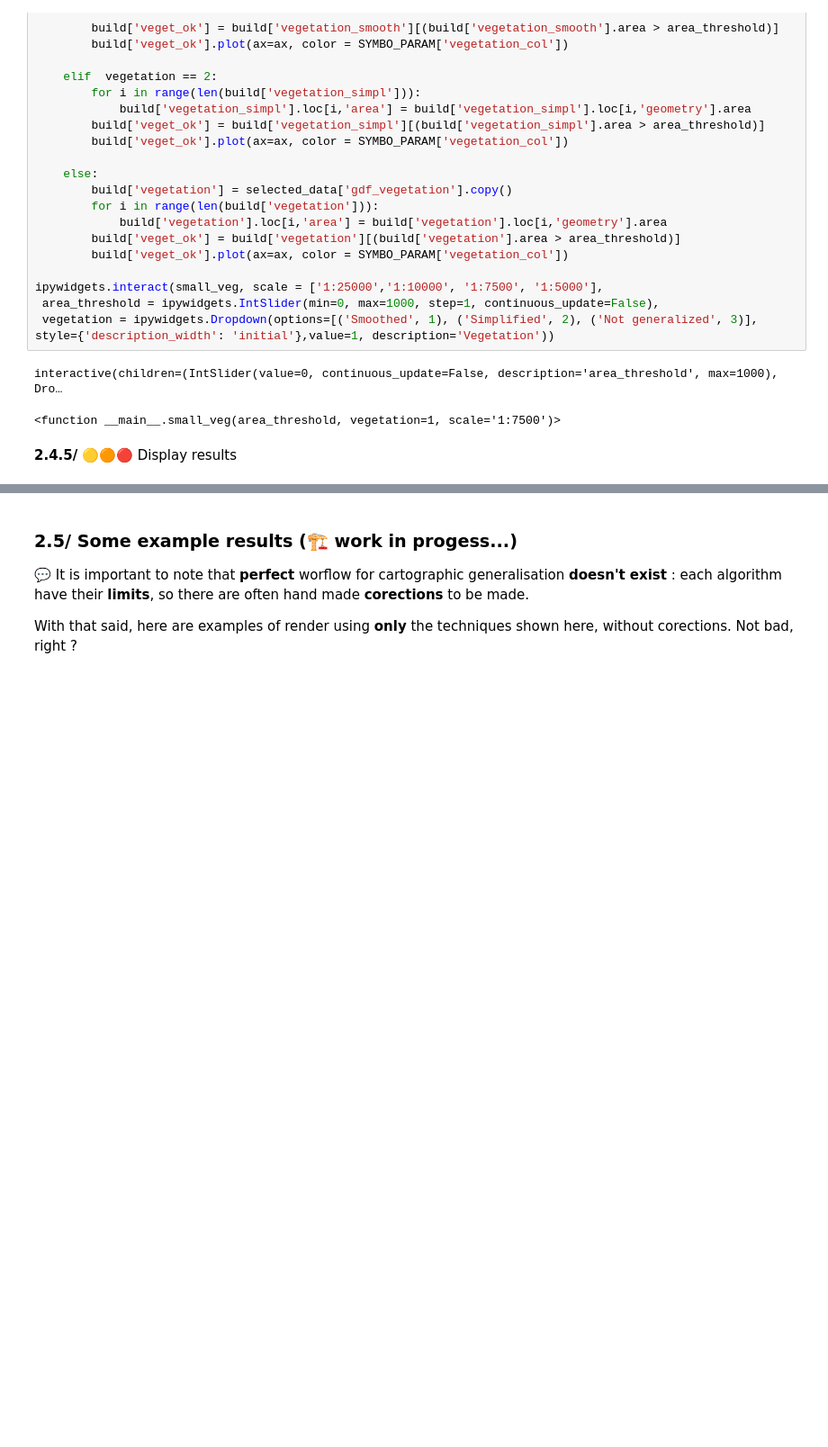
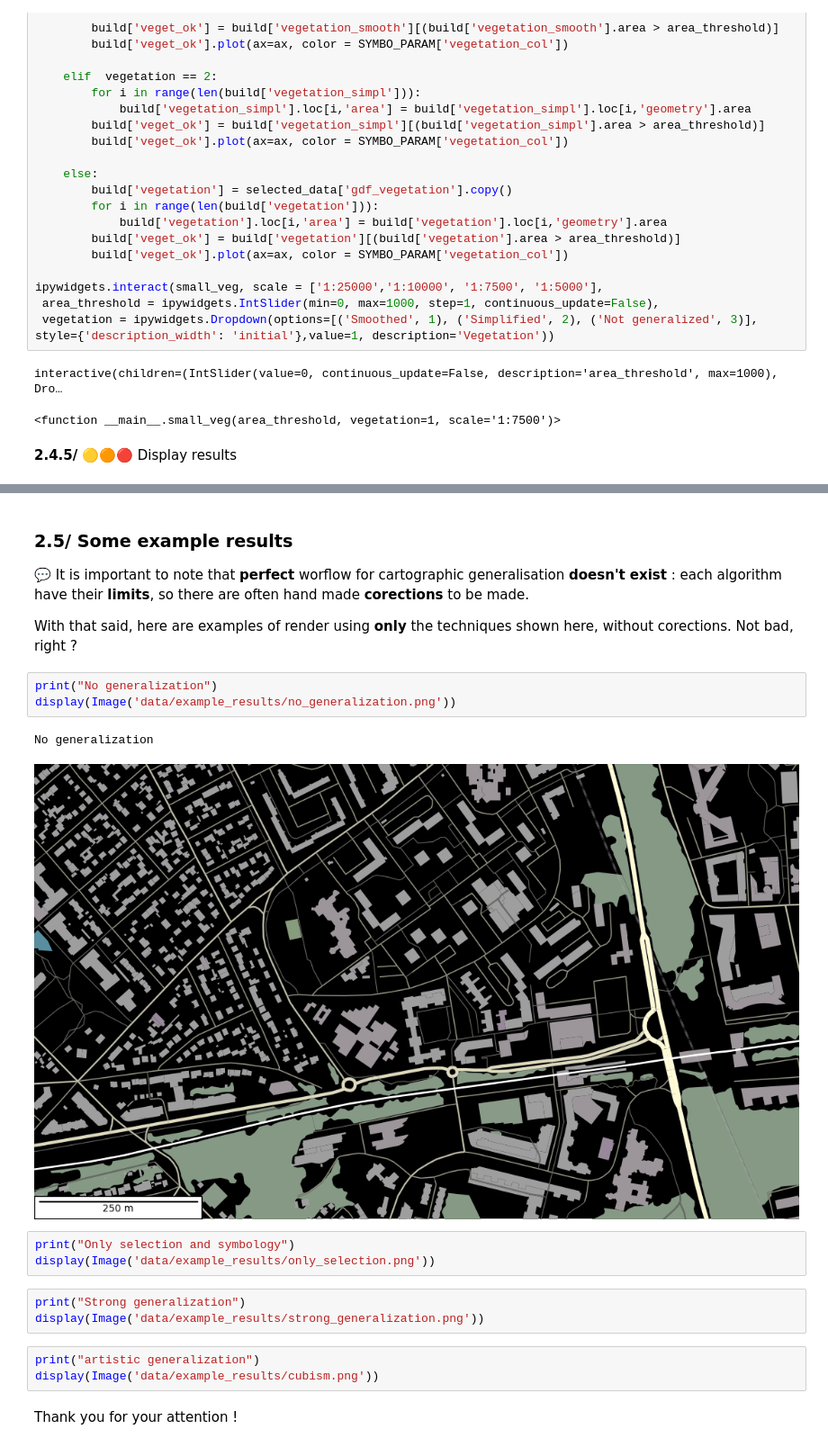
Before and after one commit to LostInZoom/cartagen-notebooks, a Jupyter notebook: tuto_basemap_creation.ipynb, the cells around one changed output, grey strips where cells are left out. Shown at 90% size. Cells and saved outputs as stored; diff of their text form; blank space fills up the shorter version.

Commit message:
example of gen for basemap

```diff
--- a/tuto_basemap_creation.ipynb
+++ b/tuto_basemap_creation.ipynb
@@ -3192,7 +3286,24 @@ ipywidgets.interact(bf_af_4,scale = ['1:25000','1:10000', '1:7500', '1:5000'],
 # %% [markdown]
-### **2.5/** Some example results (🏗 work in progess...)
+### **2.5/** Some example results
 
 💬 It is important to note that **perfect** worflow for cartographic generalisation **doesn't exist** : each algorithm have their **limits**, so there are often hand made **corections** to be made.
 
 With that said, here are examples of render using **only** the techniques shown here, without corections.
 Not bad, right ?
+# %%
+print("No generalization")
+display(Image('data/example_results/no_generalization.png'))
+# %% [output]
+No generalization
+[figure, added]
+# %%
+print("Only selection and symbology")
+display(Image('data/example_results/only_selection.png'))
+# %%
+print("Strong generalization")
+display(Image('data/example_results/strong_generalization.png'))
+# %%
+print("artistic generalization")
+display(Image('data/example_results/cubism.png'))
+# %% [markdown]
+Thank you for your attention !
```
Also changed, not shown: parts of 29 cells of this notebook, 5 other files.
